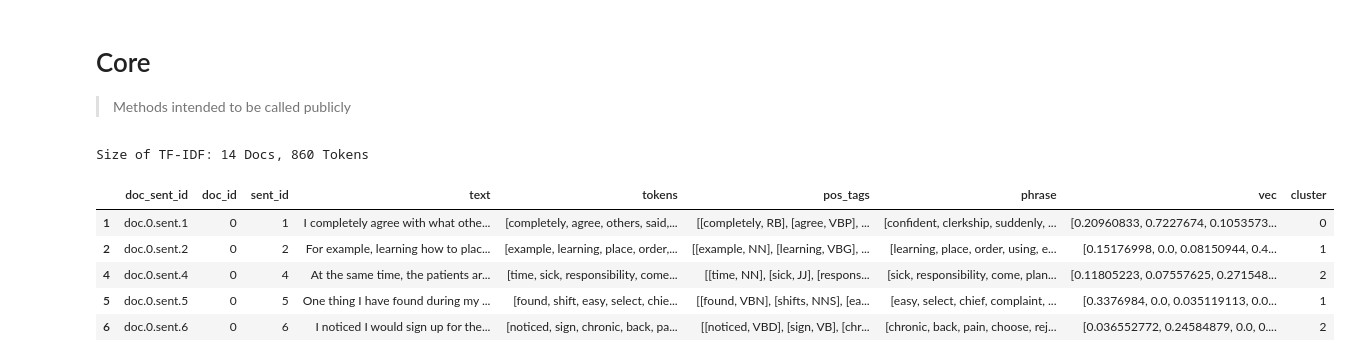
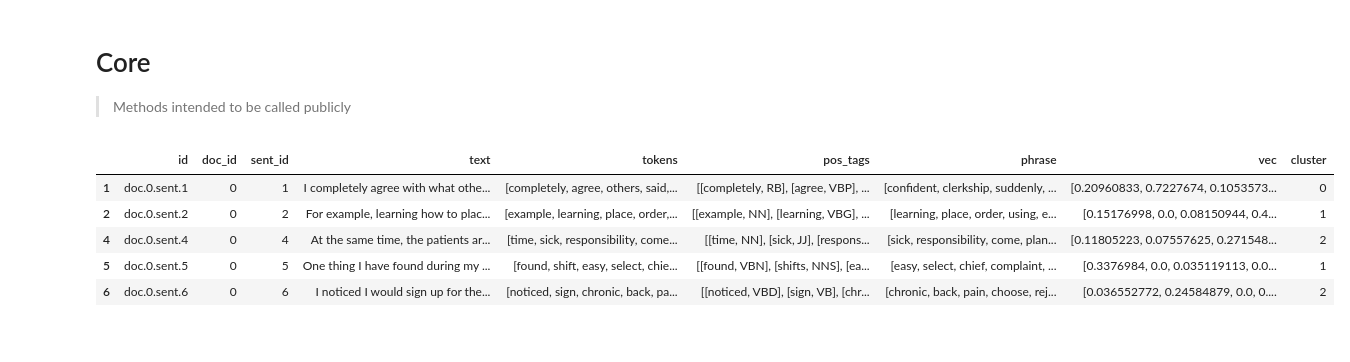
Before and after one commit to VCUWrightCenter/TopEx, a Jupyter notebook: Core.ipynb, the cells around one changed output. Saved outputs shown, nothing was run; the diff lists cells and outputs as text; code cells hidden in the pictures.

```diff
--- a/Core.ipynb
+++ b/Core.ipynb
@@ -40,8 +41,8 @@ def import_docs(path_to_file_list):
     doc_cols = ["doc_id", "file", "text", "tokens"]
     doc_df = pd.DataFrame(columns=doc_cols)
 
-    # Create a dataframe containing the doc_sent_id, doc_id, sent_id, raw text, tokens, and PoS tags for each sentence
-    sent_cols = ["doc_sent_id", "doc_id", "sent_id", "text", "tokens", "pos_tags"]
+    # Create a dataframe containing the id, doc_id, sent_id, raw text, tokens, and PoS tags for each sentence
+    sent_cols = ["id", "doc_id", "sent_id", "text", "tokens", "pos_tags"]
     data = pd.DataFrame(columns=sent_cols)
 
     for doc_id, file in enumerate(file_list):
@@ -51,11 +52,11 @@ def import_docs(path_to_file_list):
         sent_tokens, sent_pos, raw_sent = tokenize_and_stem(doc_text)
         for sent_id, _ in enumerate(sent_tokens):
             # Populate a row in data for each sentence in the document
-            doc_sent_id = f"doc.{doc_id}.sent.{sent_id}"
+            id = f"doc.{doc_id}.sent.{sent_id}"
             sent_text = raw_sent[sent_id]
             tokens = sent_tokens[sent_id]
             pos_tags = sent_pos[sent_id]
-            sent_row = pd.Series([doc_sent_id, doc_id, sent_id, sent_text, tokens, pos_tags], index=sent_cols)
+            sent_row = pd.Series([id, doc_id, sent_id, sent_text, tokens, pos_tags], index=sent_cols)
             data = data.append(sent_row, ignore_index=True)
 
         # Populate a row in doc_df for each file loaded
@@ -159,14 +159,17 @@ def append_vec_column(method, data, dictionary = None, tfidf = None, dimensions
     return data
 # %%
 #export
-def assign_clusters(data, method = "kmeans", dist_metric = "euclidean", k = None, h = None):
+def assign_clusters(data, method = "kmeans", dist_metric = "euclidean", k = None, height = None, show_chart = False, show_dendrogram = False):
     "Clusters the sentences using phrase vectors."
+
     if method == "kmeans":
         # Cluster using K-means algorithm
-        cluster_assignments = get_cluster_assignments_kmeans(data, k)
+        cluster_assignments = get_cluster_assignments_kmeans(data, k, show_chart = show_chart)
+
     elif method == "hac":
         # Cluster using Hierarchical Agglomerative Clustering (HAC)
-        cluster_assignments = get_cluster_assignments_hac(data, dist_metric = dist_metric)
+        cluster_assignments = get_cluster_assignments_hac(data, dist_metric = dist_metric, height = height, show_chart = show_chart, show_dendrogram = show_dendrogram)
+
     else:
         raise Exception(f"Unrecognized method: '{method}'")
 
@@ -175,17 +210,31 @@ def assign_clusters(data, method = "kmeans", dist_metric = "euclidean", k = None
+# %%
+#export
+def get_cluster_topics(data, topics_per_cluster = 10):
+    "Gets a list of the main topics for each cluster"
+    cluster_topics = []
+    for c in set(data.cluster):
+        cluster_tokens = [t for t in data[data.cluster == c].tokens]
+        dictionary = corpora.Dictionary(cluster_tokens)
+        corpus = [dictionary.doc2bow(text) for text in cluster_tokens]
+        lda = models.LdaModel(corpus, num_topics=1, id2word=dictionary)
+        topics_matrix = lda.show_topics(formatted=False, num_words=topics_per_cluster)
+        topics = list(np.array(topics_matrix[0][1])[:,0])
+        cluster_topics.append(topics)
+    return cluster_topics
 # %%
 #hide
 path_to_file_list = 'data/2019.03.11_DevCorpus/file_list.txt'
 data, doc_df = import_docs(path_to_file_list)
 path_to_seed_topics_file_list = 'data/2019.03.12_SEED_TOPICS/FILELIST.txt'
 tfidf, dictionary = create_tfidf(path_to_seed_topics_file_list, doc_df)
 append_phrase_column(data, dictionary.token2id, tfidf)
 data = data[data.phrase.notnull()]
 data = append_vec_column("tfidf", data, dictionary = dictionary, tfidf = tfidf)
 data = assign_clusters(data, method = "hac")
+cluster_topics = get_cluster_topics(data)
 data.head()
 # %% [output]
-Size of TF-IDF: 14 Docs, 860 Tokens
-|  | doc_sent_id | doc_id | sent_id | text | tokens | pos_tags | phrase | vec | cluster |
+|  | id | doc_id | sent_id | text | tokens | pos_tags | phrase | vec | cluster |
 | 1 | doc.0.sent.1 | 0 | 1 | I completely agree with what othe... | [completely, agree, others, said,... | [[completely, RB], [agree, VBP], ... | [confident, clerkship, suddenly, ... | [0.20960833, 0.7227674, 0.1053573... | 0 |
 | 2 | doc.0.sent.2 | 0 | 2 | For example, learning how to plac... | [example, learning, place, order,... | [[example, NN], [learning, VBG], ... | [learning, place, order, using, e... | [0.15176998, 0.0, 0.08150944, 0.4... | 1 |
 | 4 | doc.0.sent.4 | 0 | 4 | At the same time, the patients ar... | [time, sick, responsibility, come... | [[time, NN], [sick, JJ], [respons... | [sick, responsibility, come, plan... | [0.11805223, 0.07557625, 0.271548... | 2 |
```
Also changed, not shown: parts of 10 cells of this notebook, 5 other files.
